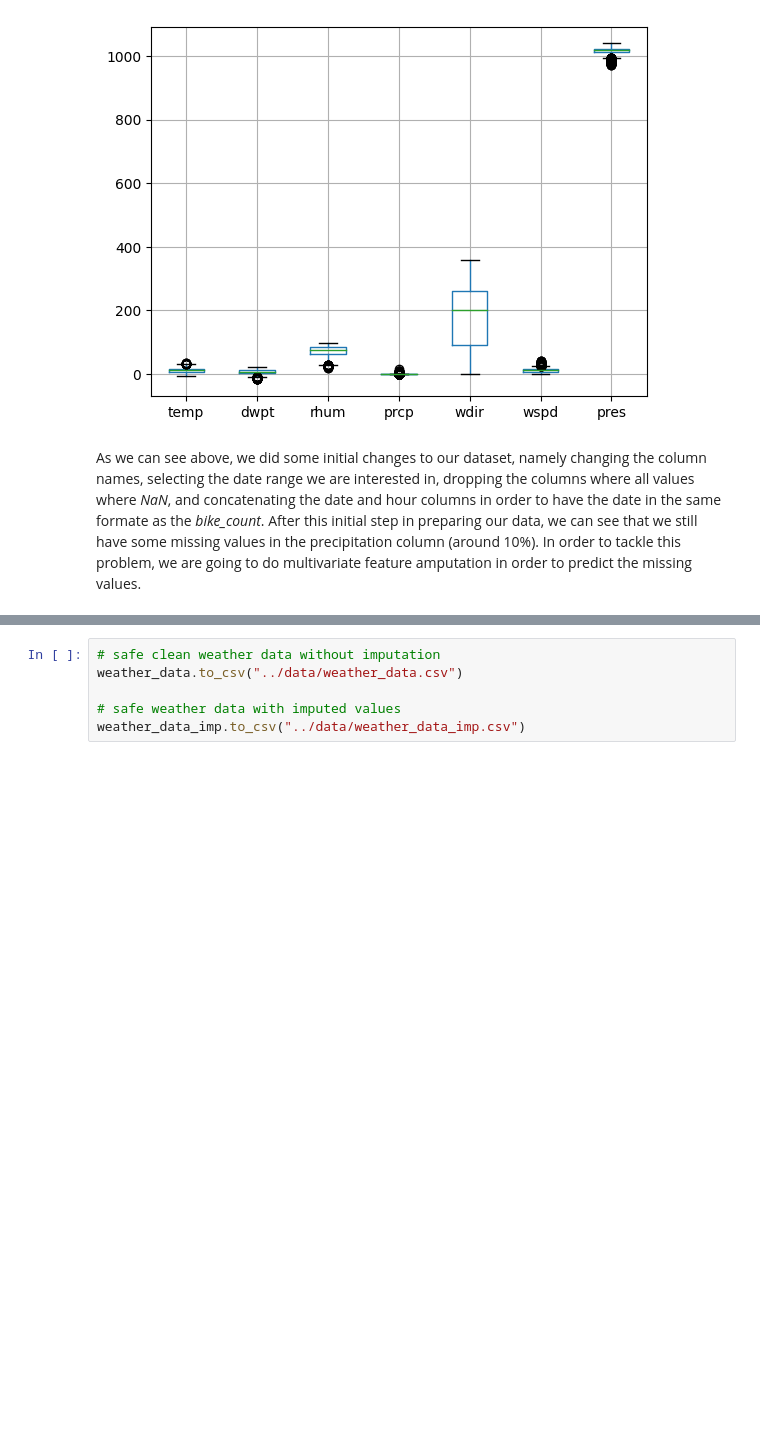
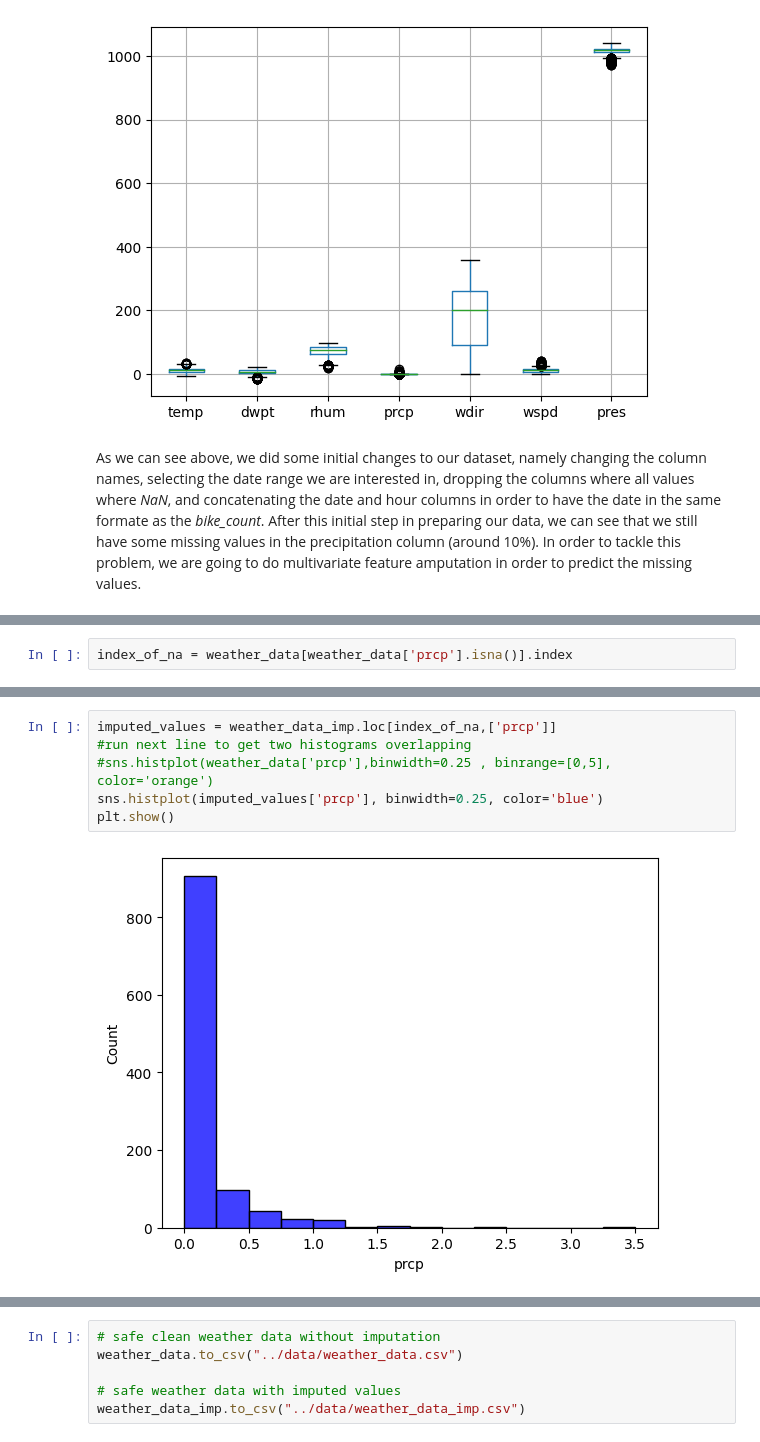
Before and after one commit to stlbnmaria/PythonForDS_Project, a Jupyter notebook: data_analyses/weather_data_analyses.ipynb, the cells around one changed output, grey strips where cells are left out. Cells and saved outputs as stored; diff of their text form; blank space fills up the shorter version.

```diff
--- a/data_analyses/weather_data_analyses.ipynb
+++ b/data_analyses/weather_data_analyses.ipynb
@@ -107 +163,3 @@ plt.show()
+# %%
+index_of_na = weather_data[weather_data['prcp'].isna()].index
 # %%
@@ -131,0 +192,8 @@ memory usage: 815.9 KB
+# %%
+imputed_values = weather_data_imp.loc[index_of_na,['prcp']]
+#run next line to get two histograms overlapping
+#sns.histplot(weather_data['prcp'],binwidth=0.25 , binrange=[0,5], color='orange')
+sns.histplot(imputed_values['prcp'], binwidth=0.25, color='blue')
+plt.show()
+# %% [output]
+[figure, added]
```
Also changed, not shown: parts of 11 cells of this notebook.
